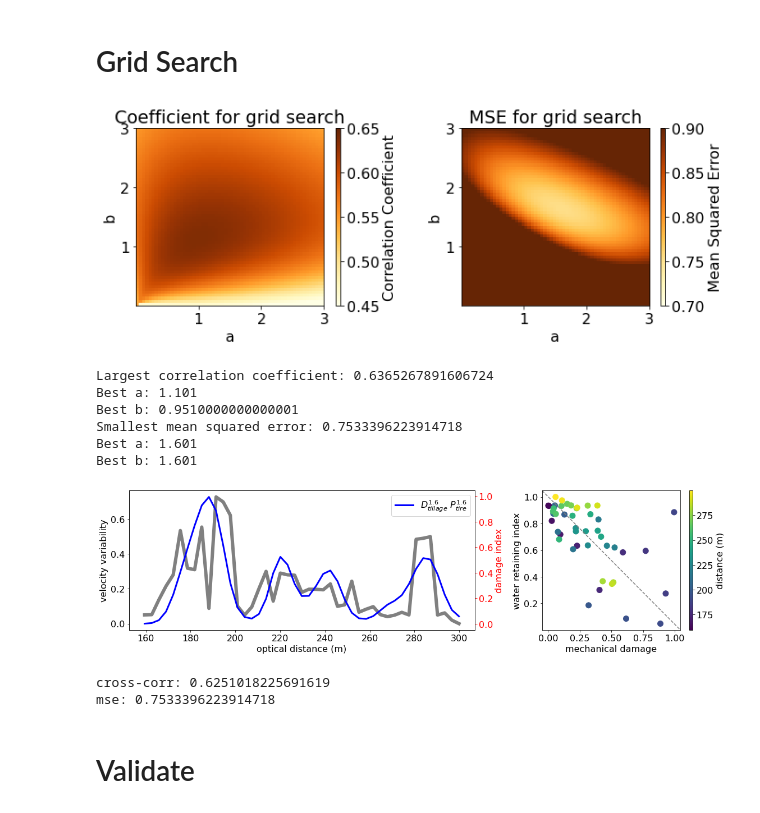
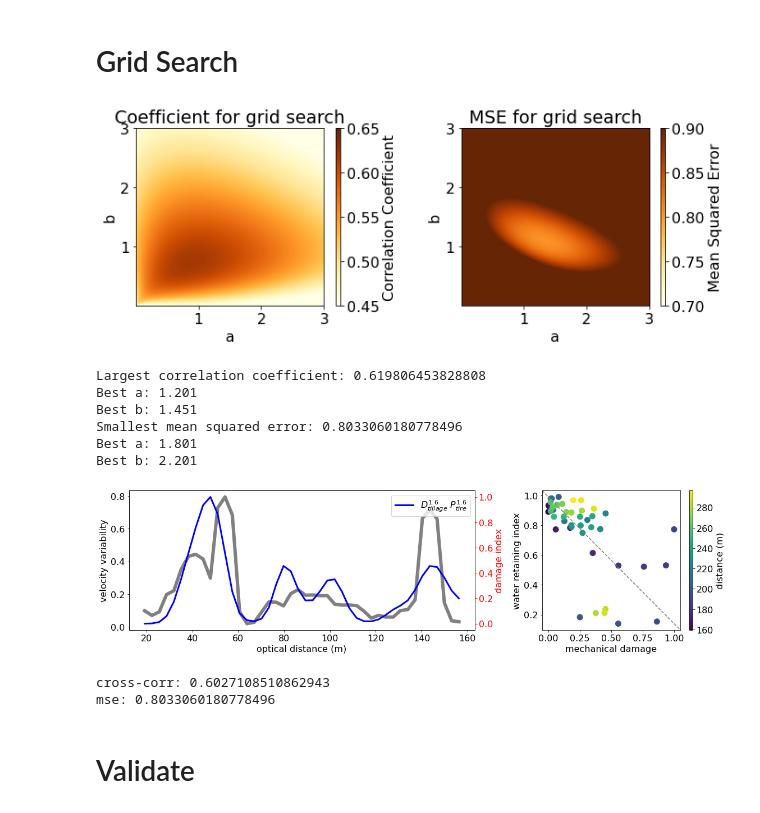
Before and after one commit to Denolle-Lab/FarmDAS, a Jupyter notebook: dvv_and_model/Fig3_spatial_damage.ipynb, the cells around one changed output. Cells and saved outputs as stored; diff of their text form; code cells hidden in the pictures.

```diff
--- a/dvv_and_model/Fig3_spatial_damage.ipynb
+++ b/dvv_and_model/Fig3_spatial_damage.ipynb
@@ -273,8 +173,8 @@ dvv_variability = pd.read_csv(spatial_data)['dvv_varibility'].to_numpy()
 
 ### define a loop for gridsearch
 # Create a grid of a and b values
-a_values = np.arange(0.001, 3, 0.05)
-b_values = np.arange(0.001, 3, 0.05)
+a_values = np.arange(0.001, 5, 0.05)
+b_values = np.arange(0.001, 5, 0.05)
 correlation_matrix = np.zeros((len(a_values), len(b_values)))
 mse_matrix = np.zeros((len(a_values), len(b_values)))
 
@@ -328,46 +228,46 @@ print(f"Best b: {best_b_mse}")
 fig, (ax1, ax2) = plt.subplots(1, 2, figsize=(16, 4.5), gridspec_kw={'width_ratios': [2, 1]}, tight_layout=True)
 
 # Plot scaled variability and mechanical damage
-ax1.plot((np.arange(45)+50)*3.19, dvv_variability, label='variability', lw=6, color='gray')
+ax1.plot((np.arange(44)+6)*3.19, gaussian_filter1d(dvv_variability, sigma=0.5), label='variability', lw=6, color='gray')
 # ax1.plot((np.arange(45)+50)*3.19, gaussian_filter1d(dvv_variability, sigma=2), label='smoothed variability', lw=6, color='k', linestyle='--')
 ax1.set_xlabel("optical distance (m)", fontsize=16)
 ax1.set_ylabel("velocity variability", fontsize=16)
 twinx = ax1.twinx()
 
 # correlation, mse, scaled_mechanical, scaled_variability = compute_misfit(best_a, best_b, tillage_interpolated, tire_interpolated, dvv_variability)
 # twinx.plot((np.arange(45)+50)*3.19, scaled_mechanical/4, label='$D_{tillage}^{1.1}~P_{tire}^{0.95}$', lw=3, color='red', alpha=0.2)
 correlation, mse, scaled_mechanical, scaled_variability = compute_misfit(best_a_mse, best_b_mse, tillage_interpolated, tire_interpolated, dvv_variability)
-twinx.plot((np.arange(45)+50)*3.19, scaled_mechanical/4, label='$D_{tillage}^{1.6}~P_{tire}^{1.6}$', lw=3, color='blue')
+twinx.plot((np.arange(44)+6)*3.19, scaled_mechanical/4, label='$D_{tillage}^{1.6}~P_{tire}^{1.6}$', lw=3, color='blue')
 # twinx.plot((np.arange(45)+50)*3.19, tire_interpolated, label='$D_{tillage}^{1.6}~P_{tire}^{1.6}$', lw=3, color='k')
 # twinx.plot((np.arange(45)+50)*3.19, tillage_interpolated * tire_interpolated/10, lw=3, color='purple')
 twinx.set_ylabel("damage index", fontsize=16, color='red')
 twinx.tick_params(axis='y', colors='red')
 twinx.legend(loc='upper right')
 
 # Covariance plot
 damage_index = scaled_mechanical/4
 ax2.plot([0, 1], [1, 0], transform=ax2.transAxes, color='gray', linestyle='--')
-cax = ax2.scatter(damage_index, 1 - scaled_variability/4, s=100,  cmap='viridis', c=(np.arange(45)+50)*3.19)
+cax = ax2.scatter(damage_index, 1 - scaled_variability/4, s=100,  cmap='viridis', c=(np.arange(44)+50)*3.19)
 ax2.set_ylabel("water retaining index", fontsize=16)
 ax2.set_xlabel("mechanical damage", fontsize=16)
 fig.colorbar(cax, ax=ax2, label='distance (m)', aspect=40)
 
 
 plt.show()
 
 print(f"cross-corr: {correlation}")
 print(f"mse: {mse}")
 # %% [output]
-[figure, old version]
+[figure, new version]
-Largest correlation coefficient: 0.6365267891606724
-Best a: 1.101
-Best b: 0.9510000000000001
-Smallest mean squared error: 0.7533396223914718
-Best a: 1.601
-Best b: 1.601
+Largest correlation coefficient: 0.619806453828808
+Best a: 1.201
+Best b: 1.451
+Smallest mean squared error: 0.8033060180778496
+Best a: 1.801
+Best b: 2.201
-[figure, old version]
+[figure, new version]
-cross-corr: 0.6251018225691619
-mse: 0.7533396223914718
+cross-corr: 0.6027108510862943
+mse: 0.8033060180778496
 # %%
 interp_paras = pd.DataFrame(data={'dvv_varibility': dvv_variability,
                                 'damage_index': damage_index})
```
Also changed, not shown: parts of 16 cells of this notebook, 4 other files.
